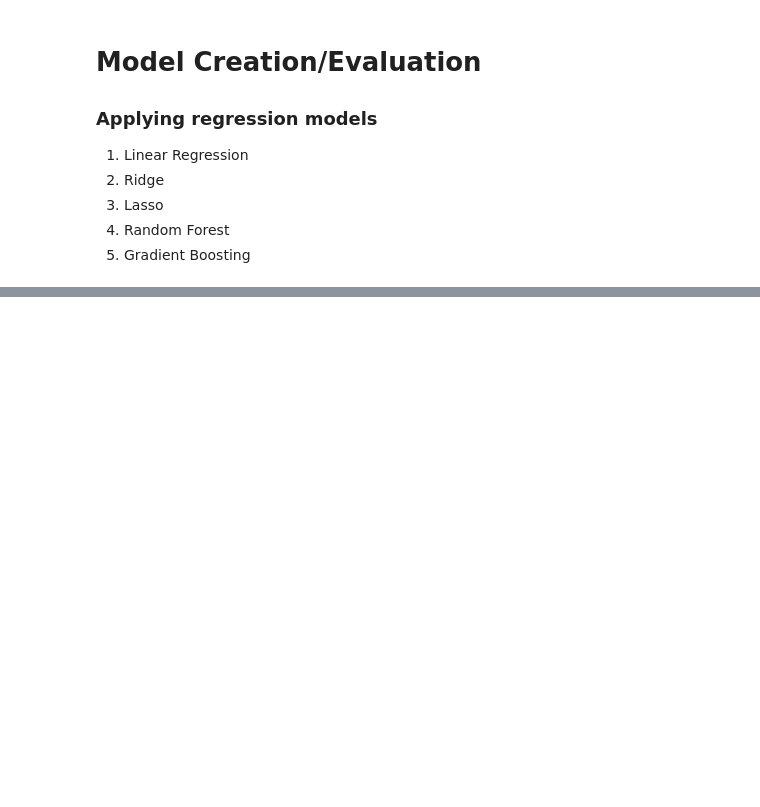
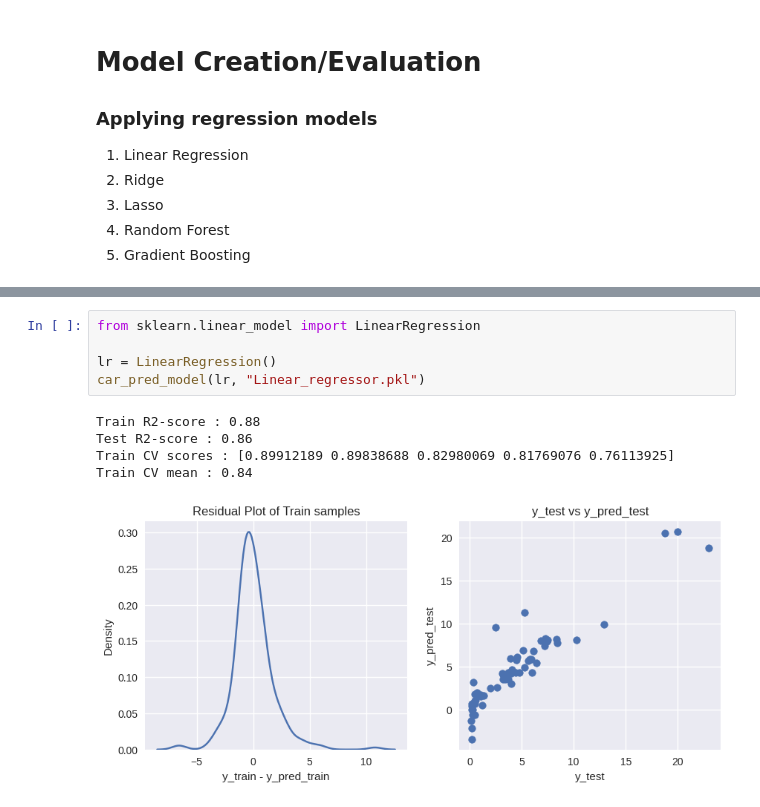
Before and after one commit to raakanaka/Learn-Machine-Learning, a Jupyter notebook: Car_Prediction_Kaggel.ipynb, the cells around one changed output, grey strips where cells are left out. Saved outputs shown, nothing was run; the diff lists cells and outputs as text; blank space fills up the shorter version.

```diff
--- a/Car_Prediction_Kaggel.ipynb
+++ b/Car_Prediction_Kaggel.ipynb
@@ -233,0 +282,11 @@ Study case, Belum tentu di Kaggel Kodenya benar semua. Perhatikan huruf, koma, d
+# %%
+from sklearn.linear_model import LinearRegression
+
+lr = LinearRegression()
+car_pred_model(lr, "Linear_regressor.pkl")
+# %% [output]
+Train R2-score : 0.88
+Test R2-score : 0.86
+Train CV scores : [0.89912189 0.89838688 0.82980069 0.81769076 0.76113925]
+Train CV mean : 0.84
+[figure, added]
```
Also changed, not shown: parts of 5 cells of this notebook.
